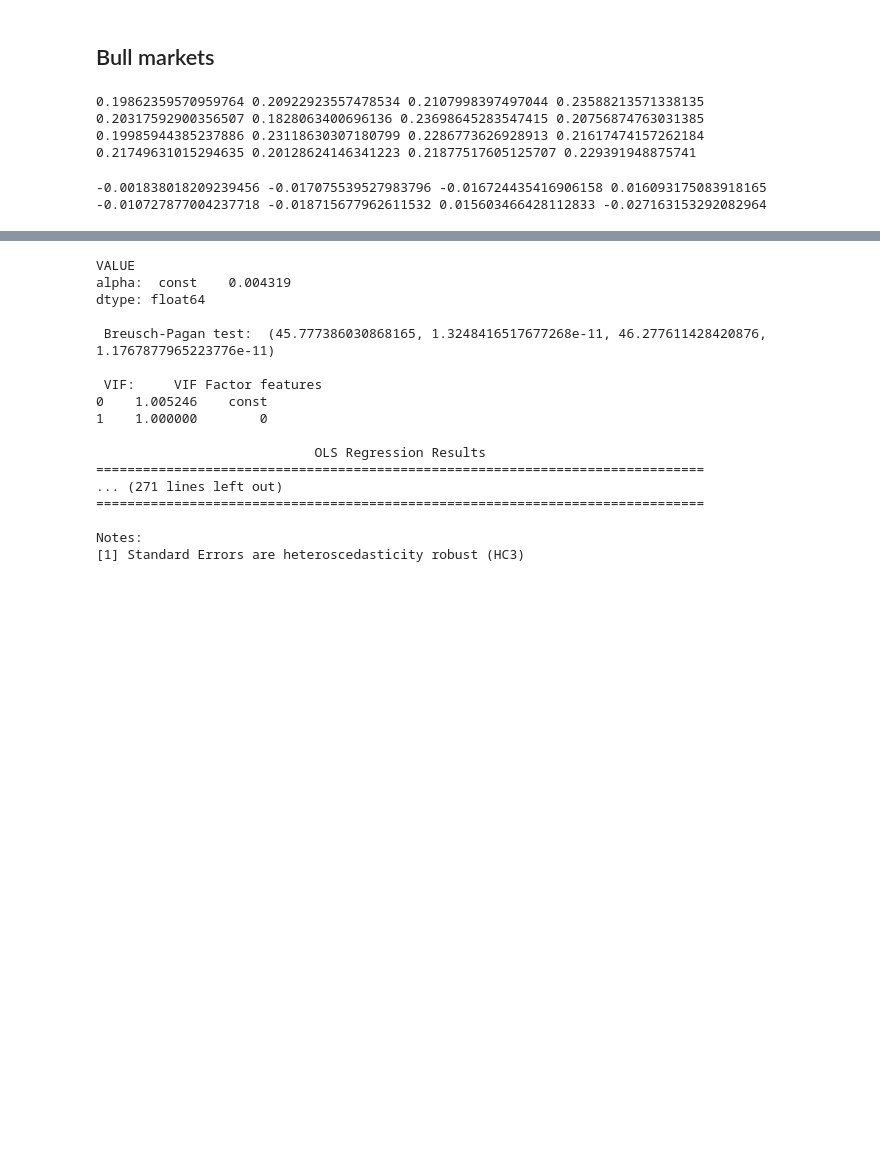
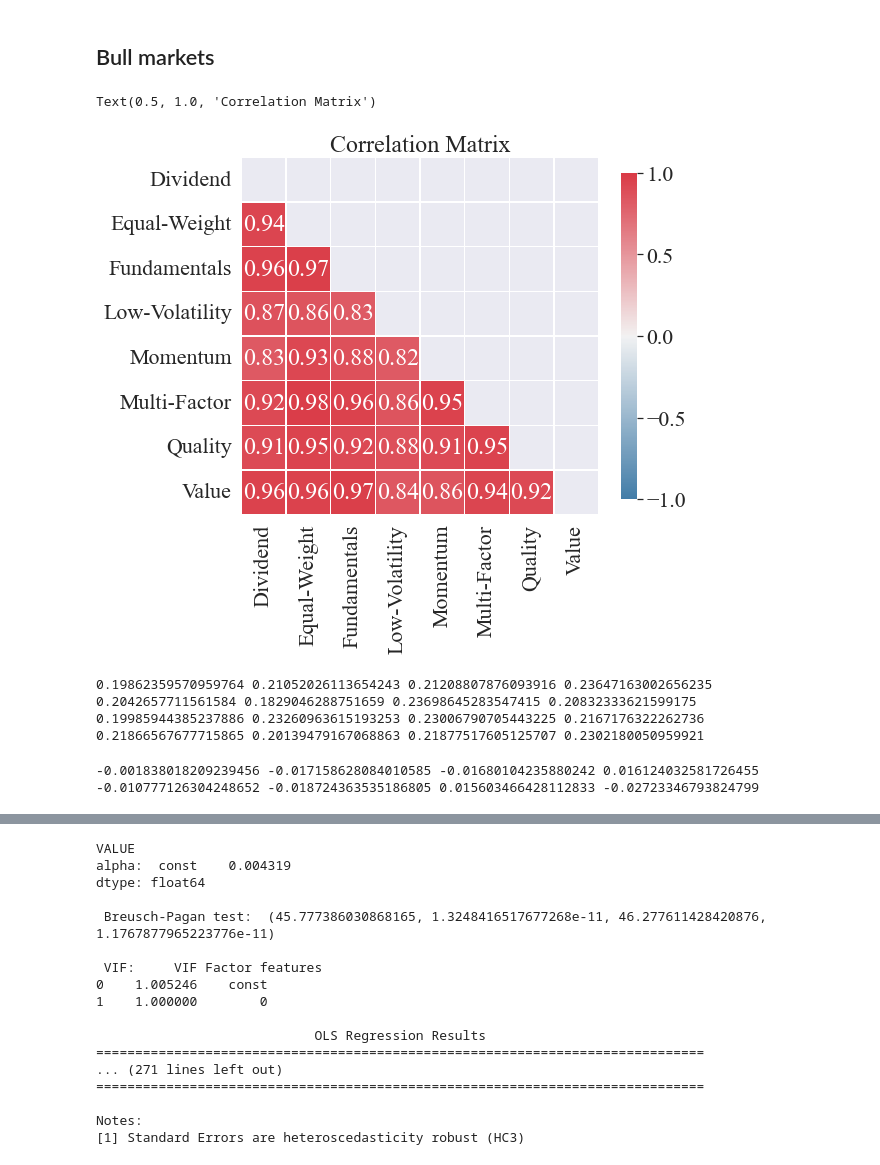
Before and after one commit to AleSandra9/master_thesis, a Jupyter notebook: analysis.ipynb, the cells around one changed output, grey strips where cells are left out. Cells and saved outputs as stored; diff of their text form; code cells hidden in the pictures; blank space fills up the shorter version.

```diff
--- a/analysis.ipynb
+++ b/analysis.ipynb
@@ -2211,25 +2659,26 @@ Notes:
 # %%
 '''Calculate portfolio monthly returns in bull markets '''
 
+
 #etfs
 value_pf_return_d_bull=pd.concat([pf_return_d(value_weights_d,value_return_d)[385:1202],pf_return_d(value_weights_d,value_return_d)[1485:1515],pf_return_d(value_weights_d,value_return_d)[1557:4313],pf_return_d(value_weights_d,value_return_d)[4336:]])
-momentum_pf_return_d_bull=pd.concat([pf_return_d(momentum_weights_d,momentum_return_d)[547:1202],pf_return_d(momentum_weights_d,momentum_return_d)[1485:1515],pf_return_d(momentum_weights_d,momentum_return_d)[1557:4313],pf_return_d(momentum_weights_d,momentum_return_d)[4336:]])
-quality_pf_return_d_bull=pd.concat([pf_return_d(quality_weights_d,quality_return_d)[740:1202],pf_return_d(quality_weights_d,quality_return_d)[1485:1515],pf_return_d(quality_weights_d,quality_return_d)[1557:4313],pf_return_d(quality_weights_d,quality_return_d)[4336:]])
-fundamentals_pf_return_d_bull=pd.concat([pf_return_d(fundamentals_weights_d,fundamentals_return_d)[750:1202],pf_return_d(fundamentals_weights_d,fundamentals_return_d)[1485:1515],pf_return_d(fundamentals_weights_d,fundamentals_return_d)[1557:4313],pf_return_d(fundamentals_weights_d,fundamentals_return_d)[4336:]])
-lowvol_pf_return_d_bull=pd.concat([pf_return_d(lowvol_weights_d,lowvol_return_d)[999:1202],pf_return_d(lowvol_weights_d,lowvol_return_d)[1485:1515],pf_return_d(lowvol_weights_d,lowvol_return_d)[1557:4313],pf_return_d(lowvol_weights_d,lowvol_return_d)[4336:]])
+momentum_pf_return_d_bull=pd.concat([pf_return_d(momentum_weights_d,momentum_return_d)[566:1202],pf_return_d(momentum_weights_d,momentum_return_d)[1485:1515],pf_return_d(momentum_weights_d,momentum_return_d)[1557:4313],pf_return_d(momentum_weights_d,momentum_return_d)[4336:]])
+quality_pf_return_d_bull=pd.concat([pf_return_d(quality_weights_d,quality_return_d)[757:1202],pf_return_d(quality_weights_d,quality_return_d)[1485:1515],pf_return_d(quality_weights_d,quality_return_d)[1557:4313],pf_return_d(quality_weights_d,quality_return_d)[4336:]])
+fundamentals_pf_return_d_bull=pd.concat([pf_return_d(fundamentals_weights_d,fundamentals_return_d)[757:1202],pf_return_d(fundamentals_weights_d,fundamentals_return_d)[1485:1515],pf_return_d(fundamentals_weights_d,fundamentals_return_d)[1557:4313],pf_return_d(fundamentals_weights_d,fundamentals_return_d)[4336:]])
+lowvol_pf_return_d_bull=pd.concat([pf_return_d(lowvol_weights_d,lowvol_return_d)[1008:1202],pf_return_d(lowvol_weights_d,lowvol_return_d)[1485:1515],pf_return_d(lowvol_weights_d,lowvol_return_d)[1557:4313],pf_return_d(lowvol_weights_d,lowvol_return_d)[4336:]])
 equal_pf_return_d_bull=pd.concat([pf_return_d(equal_weights_d,equal_return_d)[1:1202],pf_return_d(equal_weights_d,equal_return_d)[1485:1515],pf_return_d(equal_weights_d,equal_return_d)[1557:4313],pf_return_d(equal_weights_d,equal_return_d)[4336:]])
-dividend_pf_return_d_bull=pd.concat([pf_return_d(dividend_weights_d,dividend_return_d)[166:1202],pf_return_d(dividend_weights_d,dividend_return_d)[1485:1515],pf_return_d(dividend_weights_d,dividend_return_d)[1557:4313],pf_return_d(dividend_weights_d,dividend_return_d)[4336:]])
-multi_pf_return_d_bull=pd.concat([pf_return_d(multi_weights_d,multi_return_d)[84:1202],pf_return_d(multi_weights_d,multi_return_d)[1485:1515],pf_return_d(multi_weights_d,multi_return_d)[1557:4313],pf_return_d(multi_weights_d,multi_return_d)[4336:]])
+dividend_pf_return_d_bull=pd.concat([pf_return_d(dividend_weights_d,dividend_return_d)[168:1202],pf_return_d(dividend_weights_d,dividend_return_d)[1485:1515],pf_return_d(dividend_weights_d,dividend_return_d)[1557:4313],pf_return_d(dividend_weights_d,dividend_return_d)[4336:]])
+multi_pf_return_d_bull=pd.concat([pf_return_d(multi_weights_d,multi_return_d)[104:1202],pf_return_d(multi_weights_d,multi_return_d)[1485:1515],pf_return_d(multi_weights_d,multi_return_d)[1557:4313],pf_return_d(multi_weights_d,multi_return_d)[4336:]])
 
 #benchmarks
 value_bm_pf_return_d_bull=pd.concat([pf_return_d(value_weights_d,value_bm_return_d)[385:1202],pf_return_d(value_weights_d,value_bm_return_d)[1485:1515],pf_return_d(value_weights_d,value_bm_return_d)[1557:4313],pf_return_d(value_weights_d,value_bm_return_d)[4336:]])
-momentum_bm_pf_return_d_bull=pd.concat([pf_return_d(momentum_weights_d,momentum_bm_return_d)[547:1202],pf_return_d(momentum_weights_d,momentum_bm_return_d)[1485:1515],pf_return_d(momentum_weights_d,momentum_bm_return_d)[1557:4313],pf_return_d(momentum_weights_d,momentum_bm_return_d)[4336:]])
-quality_bm_pf_return_d_bull=pd.concat([pf_return_d(quality_weights_d,quality_bm_return_d)[740:1202],pf_return_d(quality_weights_d,quality_bm_return_d)[1485:1515],pf_return_d(quality_weights_d,quality_bm_return_d)[1557:4313],pf_return_d(quality_weights_d,quality_bm_return_d)[4336:]])
-fundamentals_bm_pf_return_d_bull=pd.concat([pf_return_d(fundamentals_weights_d,fundamentals_bm_return_d)[750:1202],pf_return_d(fundamentals_weights_d,fundamentals_bm_return_d)[1485:1515],pf_return_d(fundamentals_weights_d,fundamentals_bm_return_d)[1557:4313],pf_return_d(fundamentals_weights_d,fundamentals_bm_return_d)[4336:]])
-lowvol_bm_pf_return_d_bull=pd.concat([pf_return_d(lowvol_weights_d,lowvol_bm_return_d)[999:1202],pf_return_d(lowvol_weights_d,lowvol_bm_return_d)[1485:1515],pf_return_d(lowvol_weights_d,lowvol_bm_return_d)[1557:4313],pf_return_d(lowvol_weights_d,lowvol_bm_return_d)[4336:]])
+momentum_bm_pf_return_d_bull=pd.concat([pf_return_d(momentum_weights_d,momentum_bm_return_d)[566:1202],pf_return_d(momentum_weights_d,momentum_bm_return_d)[1485:1515],pf_return_d(momentum_weights_d,momentum_bm_return_d)[1557:4313],pf_return_d(momentum_weights_d,momentum_bm_return_d)[4336:]])
+quality_bm_pf_return_d_bull=pd.concat([pf_return_d(quality_weights_d,quality_bm_return_d)[757:1202],pf_return_d(quality_weights_d,quality_bm_return_d)[1485:1515],pf_return_d(quality_weights_d,quality_bm_return_d)[1557:4313],pf_return_d(quality_weights_d,quality_bm_return_d)[4336:]])
+fundamentals_bm_pf_return_d_bull=pd.concat([pf_return_d(fundamentals_weights_d,fundamentals_bm_return_d)[757:1202],pf_return_d(fundamentals_weights_d,fundamentals_bm_return_d)[1485:1515],pf_return_d(fundamentals_weights_d,fundamentals_bm_return_d)[1557:4313],pf_return_d(fundamentals_weights_d,fundamentals_bm_return_d)[4336:]])
+lowvol_bm_pf_return_d_bull=pd.concat([pf_return_d(lowvol_weights_d,lowvol_bm_return_d)[1008:1202],pf_return_d(lowvol_weights_d,lowvol_bm_return_d)[1485:1515],pf_return_d(lowvol_weights_d,lowvol_bm_return_d)[1557:4313],pf_return_d(lowvol_weights_d,lowvol_bm_return_d)[4336:]])
 equal_bm_pf_return_d_bull=pd.concat([pf_return_d(equal_weights_d,equal_bm_return_d)[1:1202],pf_return_d(equal_weights_d,equal_bm_return_d)[1485:1515],pf_return_d(equal_weights_d,equal_bm_return_d)[1557:4313],pf_return_d(equal_weights_d,equal_bm_return_d)[4336:]])
-dividend_bm_pf_return_d_bull=pd.concat([pf_return_d(dividend_weights_d,dividend_bm_return_d)[166:1202],pf_return_d(dividend_weights_d,dividend_bm_return_d)[1485:1515],pf_return_d(dividend_weights_d,dividend_bm_return_d)[1557:4313],pf_return_d(dividend_weights_d,dividend_bm_return_d)[4336:]])
-multi_bm_pf_return_d_bull=pd.concat([pf_return_d(multi_weights_d,multi_bm_return_d)[84:1202],pf_return_d(multi_weights_d,multi_bm_return_d)[1485:1515],pf_return_d(multi_weights_d,multi_bm_return_d)[1557:4313],pf_return_d(multi_weights_d,multi_bm_return_d)[4336:]])
+dividend_bm_pf_return_d_bull=pd.concat([pf_return_d(dividend_weights_d,dividend_bm_return_d)[168:1202],pf_return_d(dividend_weights_d,dividend_bm_return_d)[1485:1515],pf_return_d(dividend_weights_d,dividend_bm_return_d)[1557:4313],pf_return_d(dividend_weights_d,dividend_bm_return_d)[4336:]])
+multi_bm_pf_return_d_bull=pd.concat([pf_return_d(multi_weights_d,multi_bm_return_d)[104:1202],pf_return_d(multi_weights_d,multi_bm_return_d)[1485:1515],pf_return_d(multi_weights_d,multi_bm_return_d)[1557:4313],pf_return_d(multi_weights_d,multi_bm_return_d)[4336:]])
 
 #difference
 value_diff_return_d_bull=value_pf_return_d_bull-value_bm_pf_return_d_bull
@@ -2240,6 +2689,23 @@ lowvol_diff_return_d_bull=lowvol_pf_return_d_bull-lowvol_bm_pf_return_d_bull
 equal_diff_return_d_bull=equal_pf_return_d_bull-equal_bm_pf_return_d_bull
 multi_diff_return_d_bull=multi_pf_return_d_bull-multi_bm_pf_return_d_bull
 dividend_diff_return_d_bull=dividend_pf_return_d_bull-dividend_bm_pf_return_d_bull
+# %%
+'''Calculate correlations (ETFs) in bull markets'''
+
+etf_pf=pd.concat([dividend_pf_return_d_bull,equal_pf_return_d_bull,fundamentals_pf_return_d_bull,lowvol_pf_return_d_bull,
+                  momentum_pf_return_d_bull,multi_pf_return_d_bull,quality_pf_return_d_bull,value_pf_return_d_bull],axis=1)[1008:]
+etf_pf_correl_matrix=np.corrcoef(etf_pf,rowvar=False)
+
+'''Plot the correlation matrix'''
+
+sns.set(font="Times New Roman",font_scale=2)
+fig, ax = plt.subplots(figsize=(8, 8))
+correlation_plot(etf_pf_correl_matrix, names=['Dividend','Equal-Weight','Fundamentals','Low-Volatility',
+                                              'Momentum','Multi-Factor','Quality','Value'], include_values=True, ax=ax)
+ax.set_title('Correlation Matrix',)
+# %% [output]
+Text(0.5, 1.0, 'Correlation Matrix')
+[figure, added]
 # %%
 '''Calculate portfolio annualized returns (bull markets)'''
 
@@ -2269,8 +2735,8 @@ lowvol_bm_pf_return_y_bull=pf_return_annualized_d(lowvol_bm_pf_return_d_bull)
 print(value_bm_pf_return_y_bull,momentum_bm_pf_return_y_bull,quality_bm_pf_return_y_bull,fundamentals_bm_pf_return_y_bull,
       multi_bm_pf_return_y_bull,dividend_bm_pf_return_y_bull,equal_bm_pf_return_y_bull,lowvol_bm_pf_return_y_bull)
 # %% [output]
-0.19862359570959764 0.20922923557478534 0.2107998397497044 0.23588213571338135 0.20317592900356507 0.1828063400696136 0.23698645283547415 0.20756874763031385
-0.19985944385237886 0.23118630307180799 0.2286773626928913 0.21617474157262184 0.21749631015294635 0.20128624146341223 0.21877517605125707 0.229391948875741
+0.19862359570959764 0.21052026113654243 0.21208807876093916 0.23647163002656235 0.2042657711561584 0.1829046288751659 0.23698645283547415 0.20832333621599175
+0.19985944385237886 0.23260963615193253 0.23006790705443225 0.2167176322262736 0.21866567677715865 0.20139479167068863 0.21877517605125707 0.2302180050959921
 # %%
 #difference
 value_diff_return_y_bull=pf_return_annualized_d(value_diff_return_d_bull)
@@ -2285,7 +2751,7 @@ lowvol_diff_return_y_bull=pf_return_annualized_d(lowvol_diff_return_d_bull)
 print(value_diff_return_y_bull,momentum_diff_return_y_bull,quality_diff_return_y_bull,fundamentals_diff_return_y_bull,
       multi_diff_return_y_bull,dividend_diff_return_y_bull,equal_diff_return_y_bull,lowvol_diff_return_y_bull)
 # %% [output]
--0.001838018209239456 -0.017075539527983796 -0.016724435416906158 0.016093175083918165 -0.010727877004237718 -0.018715677962611532 0.015603466428112833 -0.027163153292082964
+-0.001838018209239456 -0.017158628084010585 -0.01680104235880242 0.016124032581726455 -0.010777126304248652 -0.018724363535186805 0.015603466428112833 -0.02723346793824799
 # %%
 '''Information ratio (bull markets)'''
 
```
Also changed, not shown: parts of 82 cells of this notebook, 1 other file.
